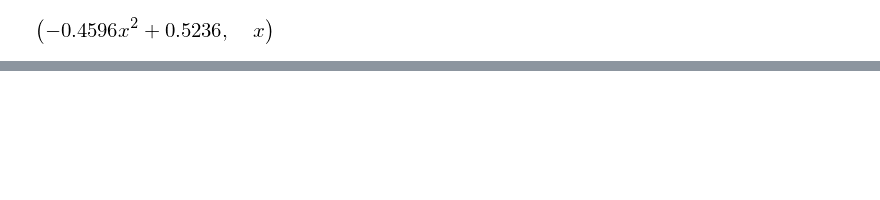
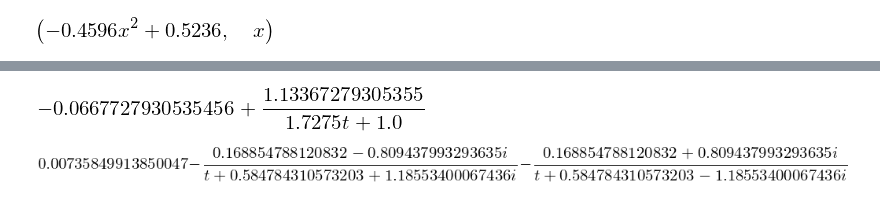
Before and after one commit to ergs/sandbox, a Jupyter notebook: Chebyshev.ipynb, the cells around one changed output, grey strips where cells are left out. Saved outputs shown, nothing was run; the diff lists cells and outputs as text; code cells hidden in the pictures; blank space fills up the shorter version.

```diff
--- a/Chebyshev.ipynb
+++ b/Chebyshev.ipynb
@@ -481 +481,12 @@ plot_parametric((*phi.subs(N, 4).as_real_imag(), (x, -10, 10)))
 <sympy.plotting.plot.Plot at 0x...>
+# %%
+correct_rat_func = (1.0669 + -1.1535e-1*t)/(1 + 1.7275*t)
+correct_rat_func2 = (9.92641e-1 + -1.88332e-1*t + 4.21096e-3*t**2)/(1 + 6.69295e-1*t + 5.72258e-1*t**2)
+# %%
+apart(correct_rat_func)
+# %% [output]
+[figure, added]
+# %%
+apart(correct_rat_func2, full=True).doit()
+# %% [output]
+[figure, added]
```
Also changed, not shown: parts of 23 cells of this notebook.
